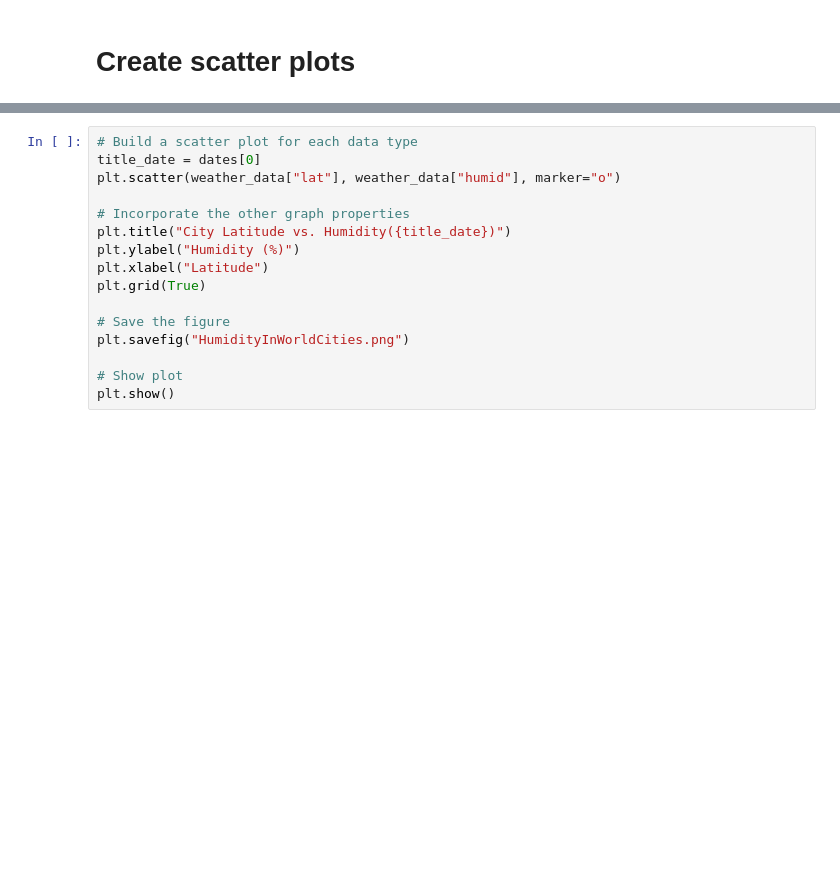
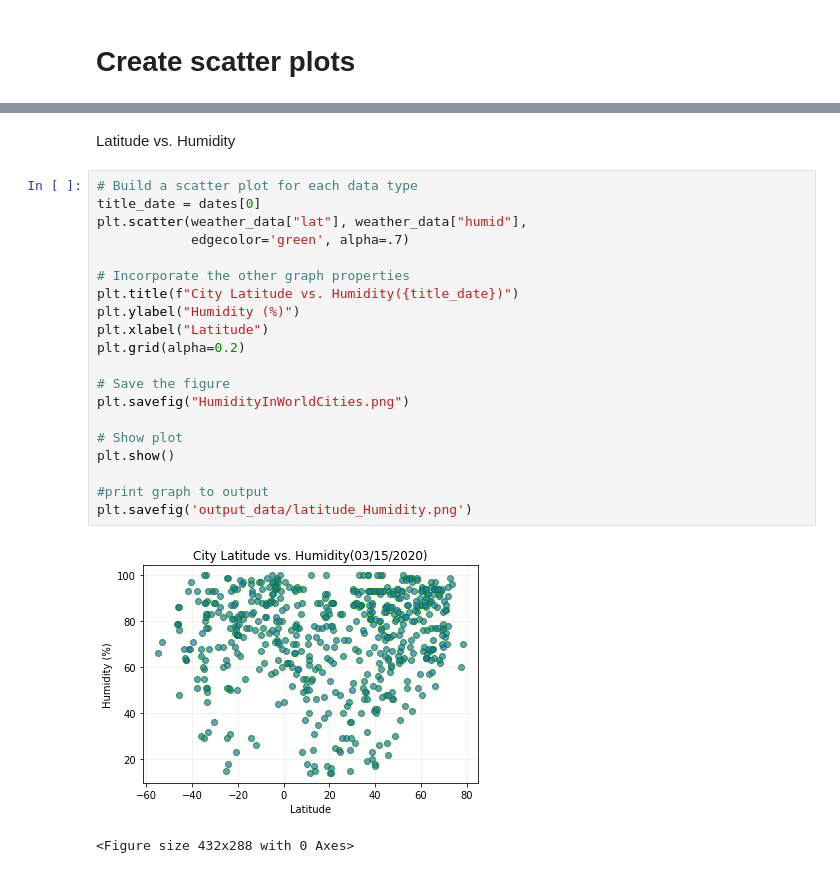
Before and after one commit to PanaratDuke/python-api-challenge, a Jupyter notebook: WeatherPy.ipynb, the cells around one changed output, grey strips where cells are left out. Drawn from its saved outputs; the diff is of its cells as text; blank space fills up the shorter version.

```diff
--- a/WeatherPy.ipynb
+++ b/WeatherPy.ipynb
@@ -186,16 +197,25 @@ plt.show()
+# %% [markdown]
+Latitude vs. Humidity
 # %%
 # Build a scatter plot for each data type
 title_date = dates[0]
-plt.scatter(weather_data["lat"], weather_data["humid"], marker="o")
+plt.scatter(weather_data["lat"], weather_data["humid"],
+            edgecolor='green', alpha=.7)
 
 # Incorporate the other graph properties
-plt.title("City Latitude vs. Humidity({title_date})")
+plt.title(f"City Latitude vs. Humidity({title_date})")
 plt.ylabel("Humidity (%)")
 plt.xlabel("Latitude")
-plt.grid(True)
+plt.grid(alpha=0.2)
 
 # Save the figure
 plt.savefig("HumidityInWorldCities.png")
 
 # Show plot
 plt.show()
+
+#print graph to output
+plt.savefig('output_data/latitude_Humidity.png')
+# %% [output]
+[figure, added]
+<Figure size 432x288 with 0 Axes>
```
Also changed, not shown: parts of 26 cells of this notebook, 9 other files.
